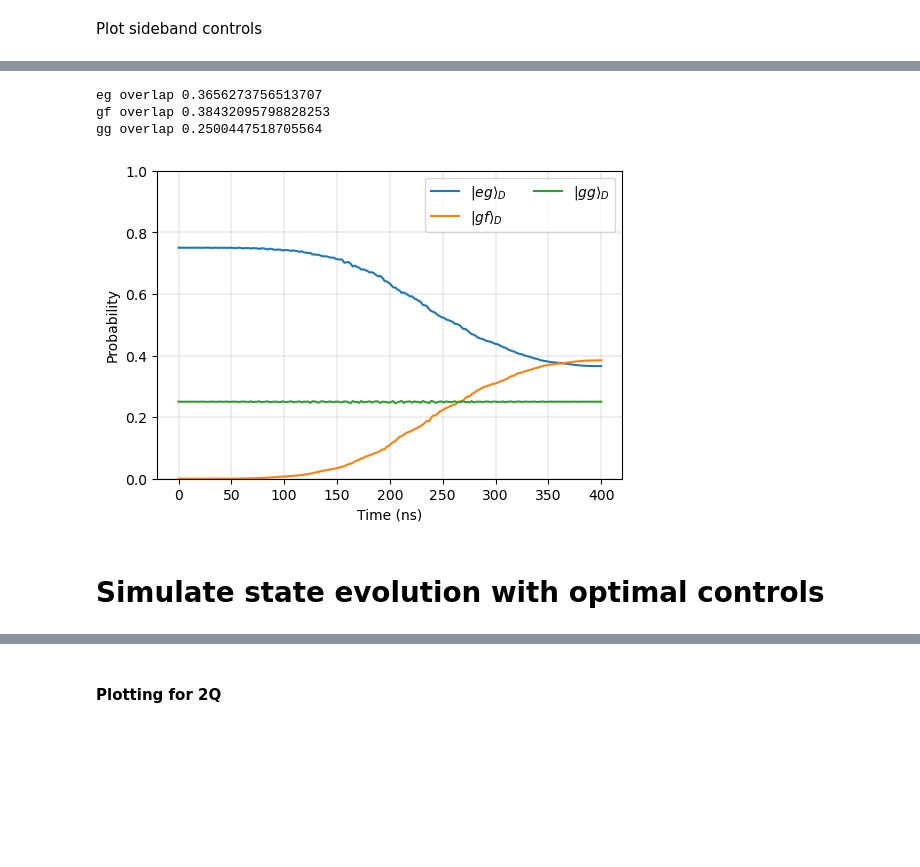
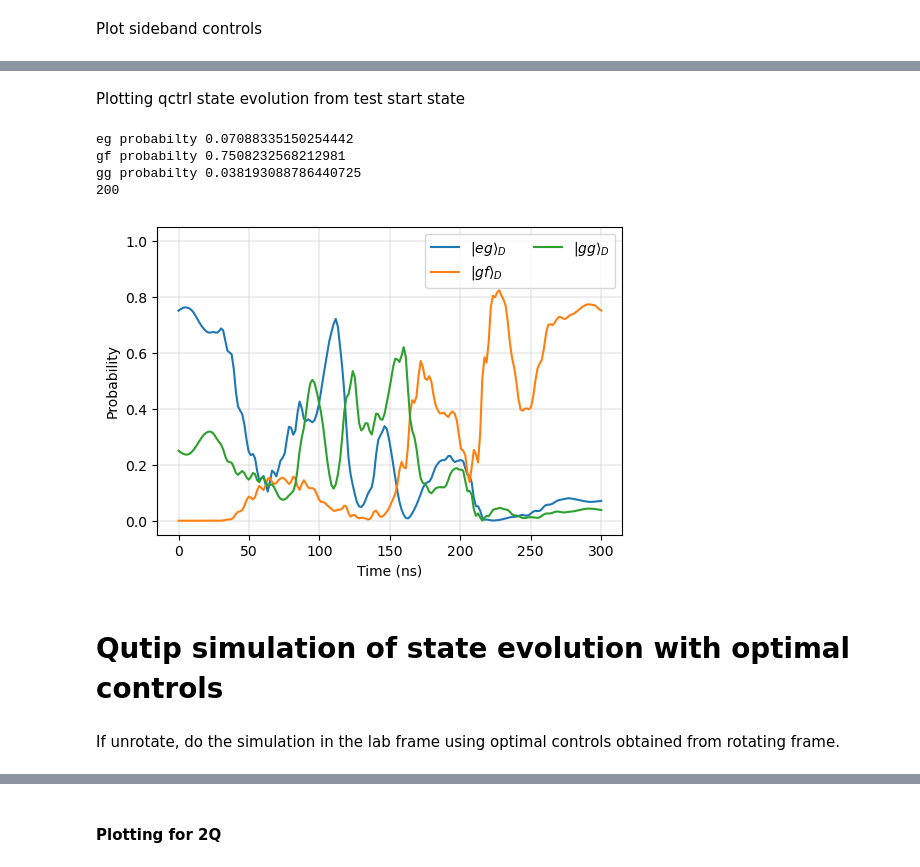
Before and after one commit to sebastienLeg/qutip_sims, a Jupyter notebook: qram_optimal_control.ipynb, the cells around one changed output, grey strips where cells are left out. Saved outputs shown, nothing was run; the diff lists cells and outputs as text; code cells hidden in the pictures; blank space fills up the shorter version.

```diff
--- a/qram_optimal_control.ipynb
+++ b/qram_optimal_control.ipynb
@@ -71,17 +69,17 @@ Optimizer parameters
 
 dims = qram.cutoffs
 krylov_dims = 30 # Sparse representation dimensions
-gate_duration = 400 # [ns]
+gate_duration = 300 # [ns]
 max_drive_q = 0.050 # Max drive for qubit pulses
 max_drive_sb = 0.150 # Max drive for sb pulses
 num_opt_vars_q = 32
-num_segments_q = 200
+num_segments_q = 1000
 num_opt_vars_sb = 32
-num_segments_sb = 3000
+num_segments_sb = 1000
 
 # sinc cutoff defines I, Q frequency
 # should be << wq since drive amplitude is just modulating the rotating terms
-sinc_cutoff_q = 2*np.pi*30/gate_duration # [GHz]
+sinc_cutoff_q = 2*np.pi*10/gate_duration # [GHz]
 print('sinc_cutoff_q', sinc_cutoff_q/2/np.pi)
 print(f'Need {4/gate_duration} < sinc cutoff q < {num_segments_q/gate_duration}')
 
@@ -408,0 +429,22 @@ Plotting qctrl state evolution
+# %%
+psi0 = 'eg'
+
+state_result = ctrl_result.output[psi0]['value']
+ref_states = ['eg', 'gf', 'gg']
+for ref_state in ref_states:
+    state = qram.state(ref_state)
+    probs = [np.abs(state.overlap(qt.Qobj(state_result[t])))**2 for t in range(len(sample_times))]
+    print(ref_state, 'probabilty', probs[-1])
+    plt.plot(sample_times, probs, label=f'$|{ref_state}\\rangle_D$')
+
+# plt.plot(sample_times, [0.5]*len(sample_times), 'k--', linewidth=0.5)
+plt.legend(ncol=2)
+plt.ylim(-0.05, 1.05)
+# plt.xlim(750, 1000)
+# plt.tick_params(labelsize=12)
+plt.xlabel('Time (ns)')
+plt.ylabel('Probability')
+# plt.title(r'$\psi_0=|$'+psi0_name+r'$\rangle$')
+# plt.title('QRAM state evolution in memory access operation')
+plt.grid(linewidth=0.3)
+plt.show()
@@ -409,29 +456,32 @@ Plotting qctrl state evolution
+# %% [markdown]
+Plotting qctrl state evolution from test start state
 # %%
-times = np.linspace(0, gate_duration, 200)
-
 state_result = ctrl_result.output['sample_state']['value']
 ref_states = ['eg', 'gf', 'gg']
 for ref_state in ref_states:
     state = qram.state(ref_state)
-    probs = [np.abs(state.overlap(qt.Qobj(state_result[t])))**2 for t in range(len(times))]
-    print(ref_state, 'overlap', probs[-1])
-    plt.plot(times, probs, label=f'$|{ref_state}\\rangle_D$')
+    probs = [np.abs(state.overlap(qt.Qobj(state_result[t])))**2 for t in range(len(sample_times))]
+    print(ref_state, 'probabilty', probs[-1])
+    plt.plot(sample_times, probs, label=f'$|{ref_state}\\rangle_D$')
 
-# plt.plot(times, [0.5]*len(times), 'k--', linewidth=0.5)
+# plt.plot(sample_times, [0.5]*len(times), 'k--', linewidth=0.5)
 plt.legend(ncol=2)
-plt.ylim(0, 1)
+plt.ylim(-0.05, 1.05)
 # plt.xlim(750, 1000)
 # plt.tick_params(labelsize=12)
 plt.xlabel('Time (ns)')
 plt.ylabel('Probability')
 # plt.title(r'$\psi_0=|$'+psi0_name+r'$\rangle$')
 # plt.title('QRAM state evolution in memory access operation')
 plt.grid(linewidth=0.3)
 plt.show()
 # %% [output]
-eg overlap 0.3656273756513707
-gf overlap 0.38432095798828253
-gg overlap 0.2500447518705564
+eg probabilty 0.07088335150254442
+gf probabilty 0.7508232568212981
+gg probabilty 0.038193088786440725
+200
-[figure, old version]
+[figure, new version]
 # %% [markdown]
-# Simulate state evolution with optimal controls
+# Qutip simulation of state evolution with optimal controls
+# %% [markdown]
+If unrotate, do the simulation in the lab frame using optimal controls obtained from rotating frame.
```
Also changed, not shown: parts of 16 cells of this notebook, 4 other files.
